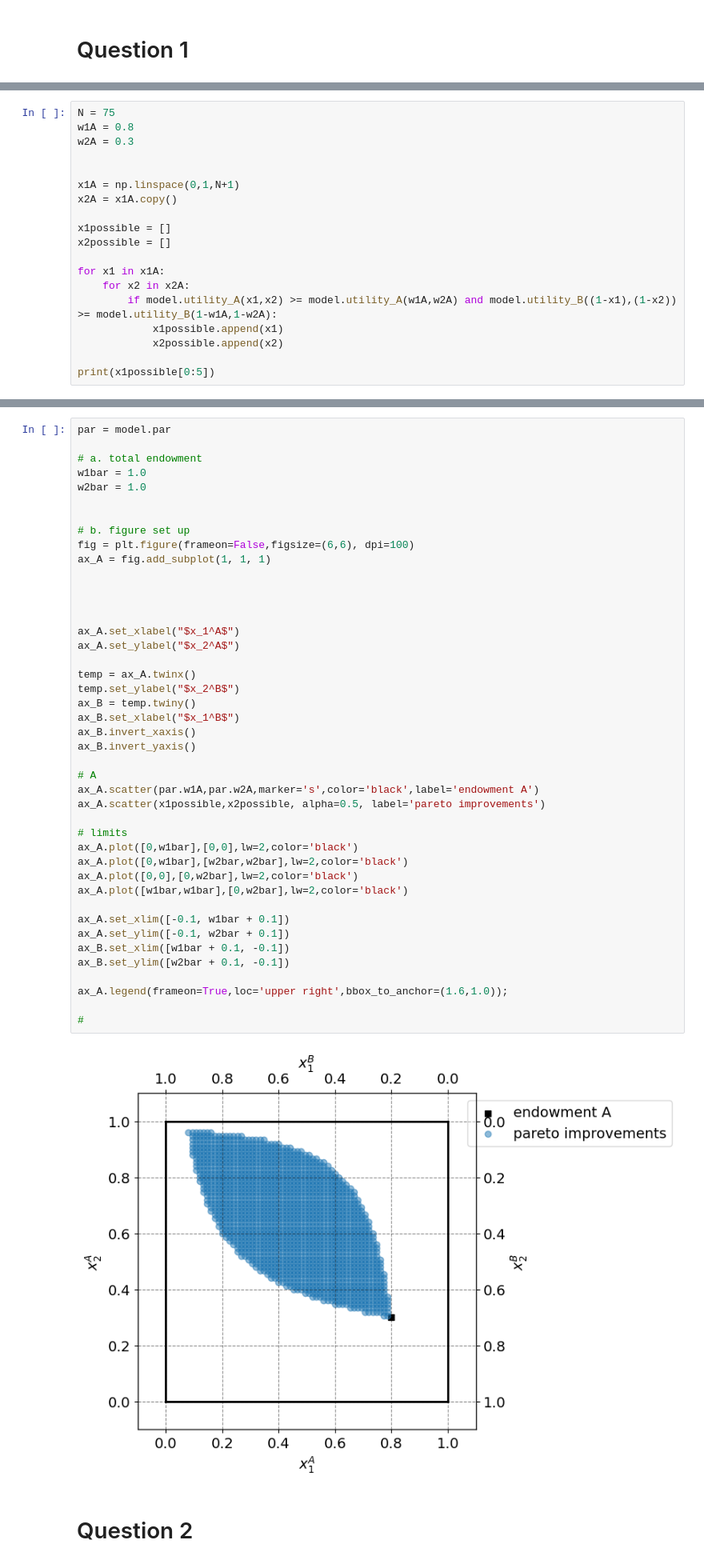
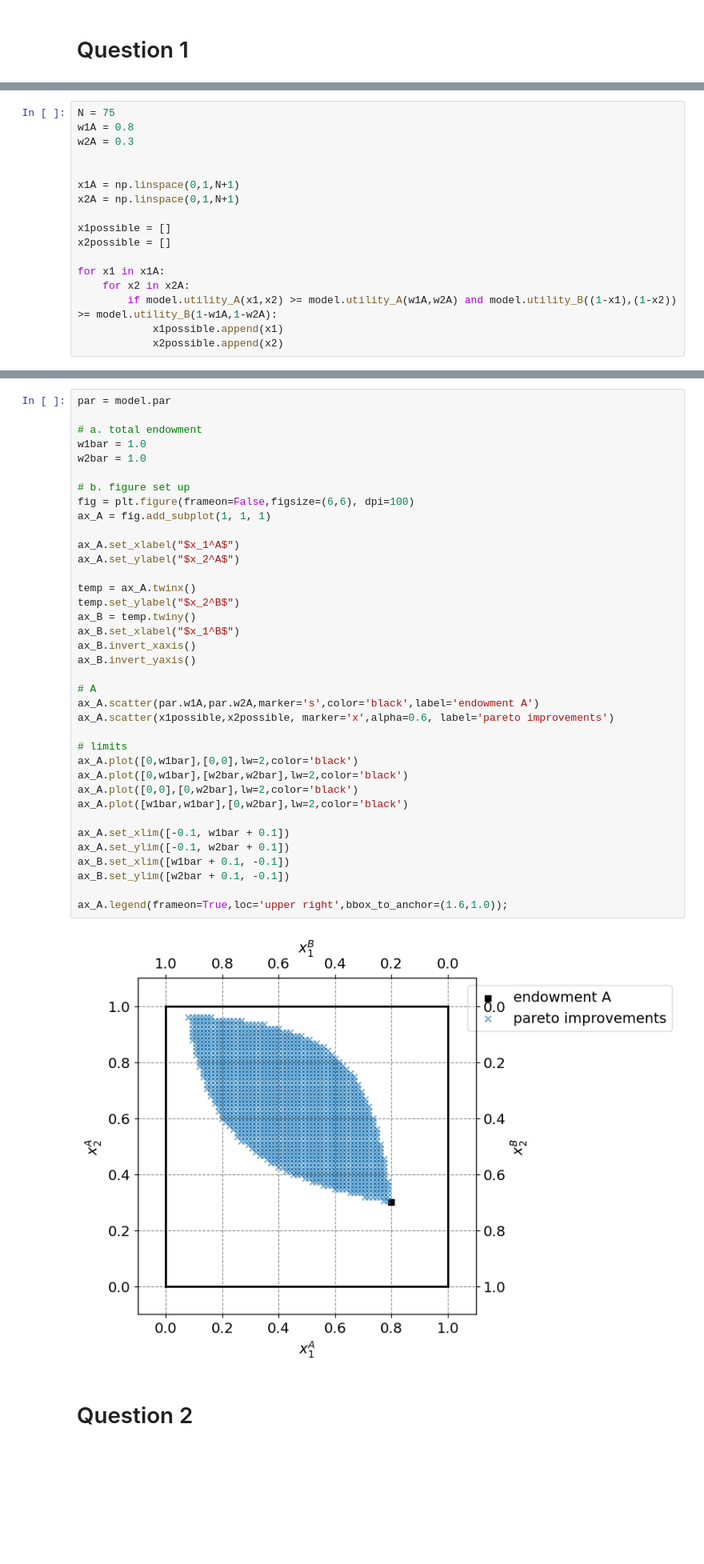
Before and after one commit to NumEconCopenhagen/projects-2024-andy-og-birdy, a Jupyter notebook: inauguralproject/inauguralproject.ipynb, the cells around one changed output, grey strips where cells are left out. Shown at 80% size. Cells and saved outputs as stored; diff of their text form; blank space fills up the shorter version.

```diff
--- a/inauguralproject/inauguralproject.ipynb
+++ b/inauguralproject/inauguralproject.ipynb
@@ -39,7 +47,7 @@ w2A = 0.3
 
 
 x1A = np.linspace(0,1,N+1)
-x2A = x1A.copy()
+x2A = np.linspace(0,1,N+1)
 
 x1possible = []
 x2possible = []
@@ -49,5 +57,3 @@ for x1 in x1A:
         if model.utility_A(x1,x2) >= model.utility_A(w1A,w2A) and model.utility_B((1-x1),(1-x2)) >= model.utility_B(1-w1A,1-w2A):
             x1possible.append(x1)
             x2possible.append(x2)
-
-print(x1possible[0:5])
@@ -60,44 +64,38 @@ par = model.par
 w1bar = 1.0
 w2bar = 1.0
 
-
 # b. figure set up
 fig = plt.figure(frameon=False,figsize=(6,6), dpi=100)
 ax_A = fig.add_subplot(1, 1, 1)
-
-
-
 
 ax_A.set_xlabel("$x_1^A$")
 ax_A.set_ylabel("$x_2^A$")
 
 temp = ax_A.twinx()
 temp.set_ylabel("$x_2^B$")
 ax_B = temp.twiny()
 ax_B.set_xlabel("$x_1^B$")
 ax_B.invert_xaxis()
 ax_B.invert_yaxis()
 
 # A
 ax_A.scatter(par.w1A,par.w2A,marker='s',color='black',label='endowment A')
-ax_A.scatter(x1possible,x2possible, alpha=0.5, label='pareto improvements')
+ax_A.scatter(x1possible,x2possible, marker='x',alpha=0.6, label='pareto improvements')
 
 # limits
 ax_A.plot([0,w1bar],[0,0],lw=2,color='black')
 ax_A.plot([0,w1bar],[w2bar,w2bar],lw=2,color='black')
 ax_A.plot([0,0],[0,w2bar],lw=2,color='black')
 ax_A.plot([w1bar,w1bar],[0,w2bar],lw=2,color='black')
 
 ax_A.set_xlim([-0.1, w1bar + 0.1])
 ax_A.set_ylim([-0.1, w2bar + 0.1])
 ax_B.set_xlim([w1bar + 0.1, -0.1])
 ax_B.set_ylim([w2bar + 0.1, -0.1])
 
 ax_A.legend(frameon=True,loc='upper right',bbox_to_anchor=(1.6,1.0));
-
-#
 # %% [output]
-[figure, old version]
+[figure, new version]
 # %% [markdown]
 # Question 2
 # %% [markdown]
```
Also changed, not shown: parts of 3 cells of this notebook.
